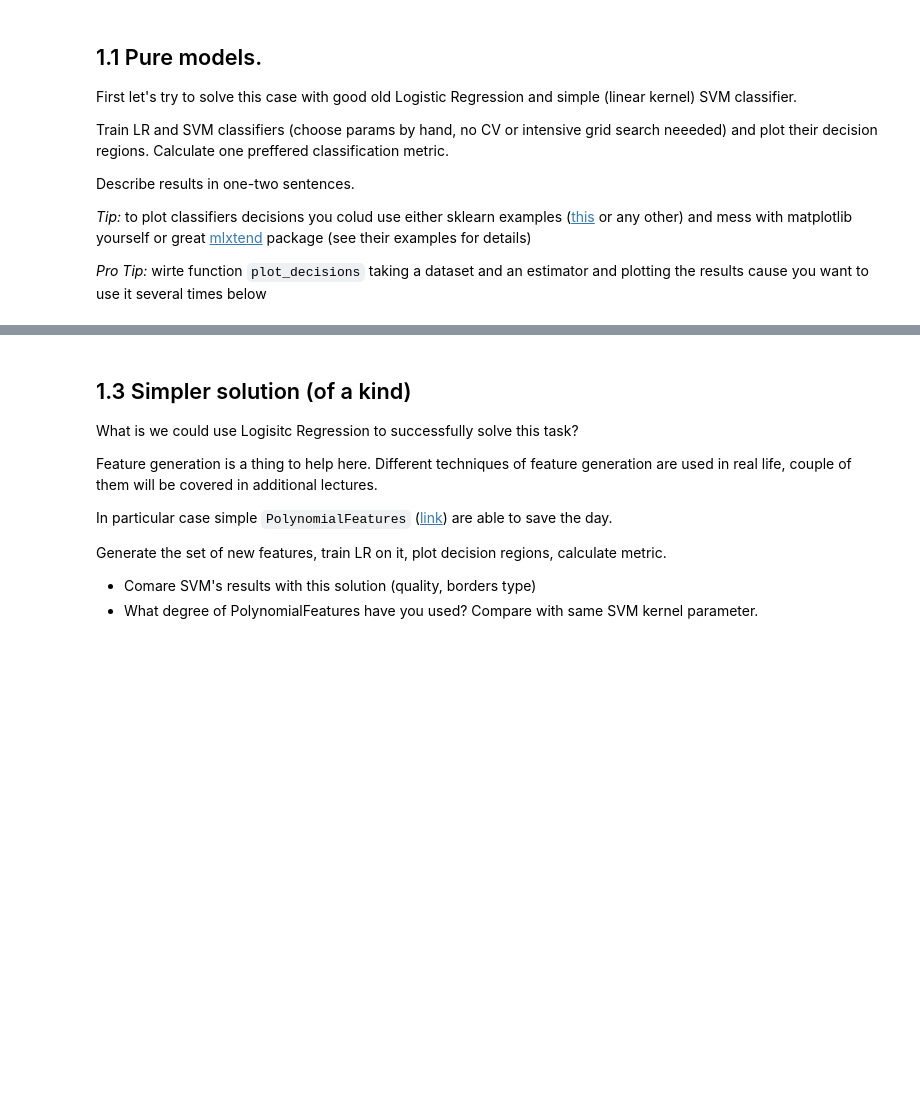
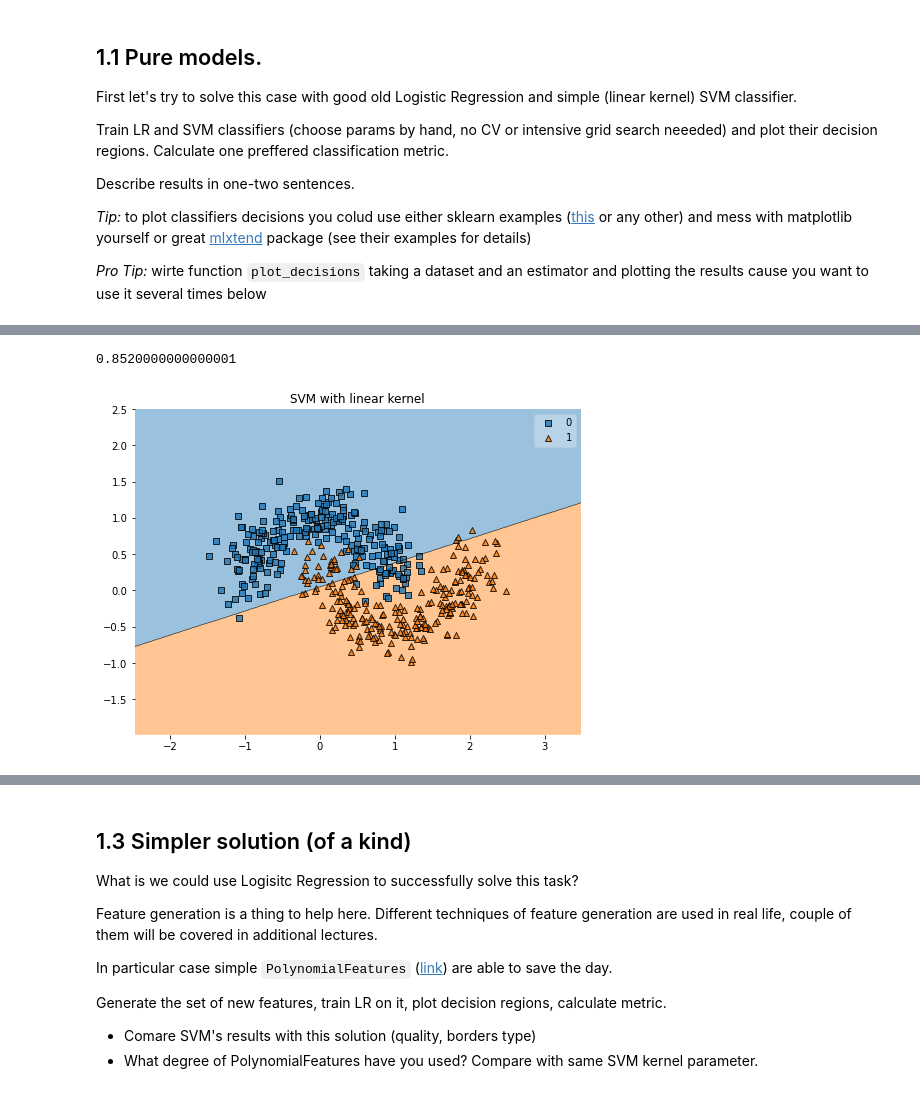
Before and after one commit to Myashka/MIPT_Basic_ML, a Jupyter notebook: Homeworks/Lab1_ML_pipeline_and_SVM/Lab1_part3_SVM.ipynb, the cells around one changed output, grey strips where cells are left out. Drawn from its saved outputs; the diff is of its cells as text; code cells hidden in the pictures; blank space fills up the shorter version.

```diff
--- a/Homeworks/Lab1_ML_pipeline_and_SVM/Lab1_part3_SVM.ipynb
+++ b/Homeworks/Lab1_ML_pipeline_and_SVM/Lab1_part3_SVM.ipynb
@@ -56,0 +68,9 @@ ModuleNotFoundError: No module named 'mlxtend'
+# %%
+print(cross_val_score(svm, moons_points, moons_labels).mean())
+fig = plt.figure(figsize=(8, 6))
+fig = plot_decision_regions(X=moons_points, y=moons_labels, clf=svm)
+plt.title("SVM with linear kernel")
+plt.show()
+# %% [output]
+0.8520000000000001
+[figure, added]
```
Also changed, not shown: parts of 23 cells of this notebook, 6 other files.
